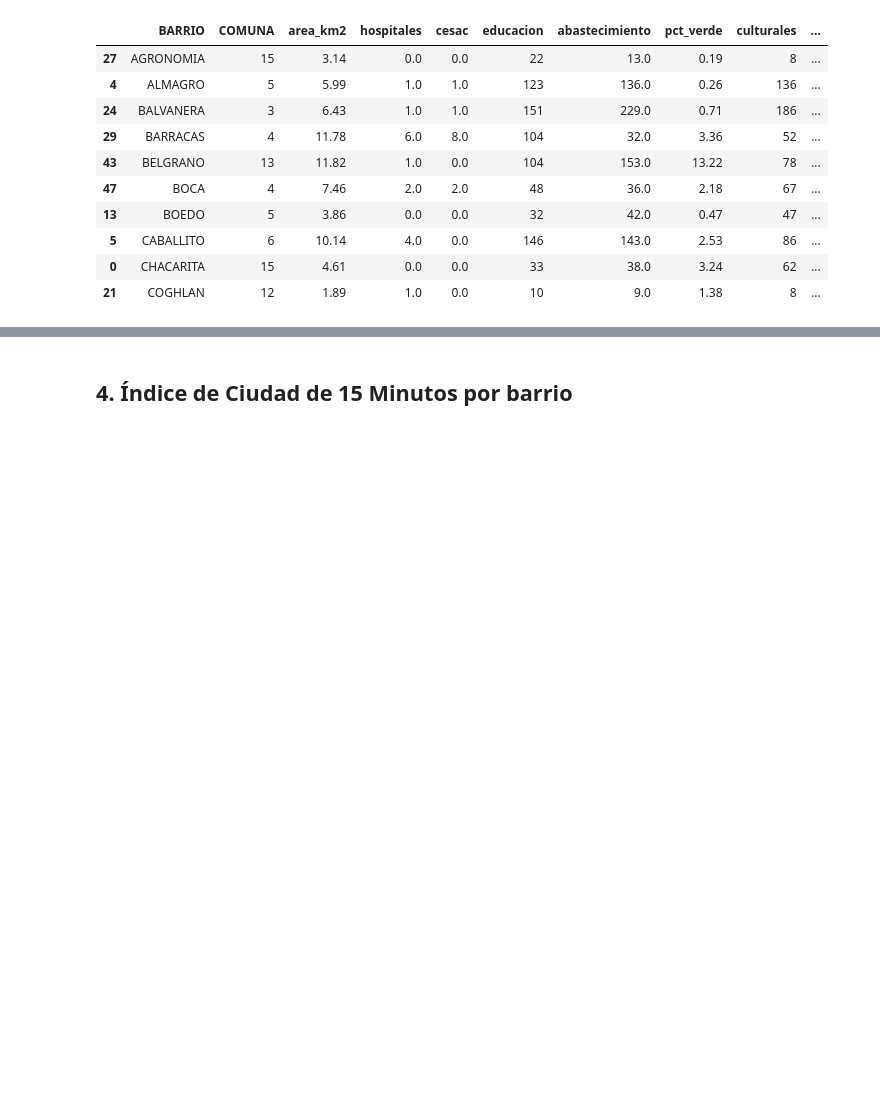
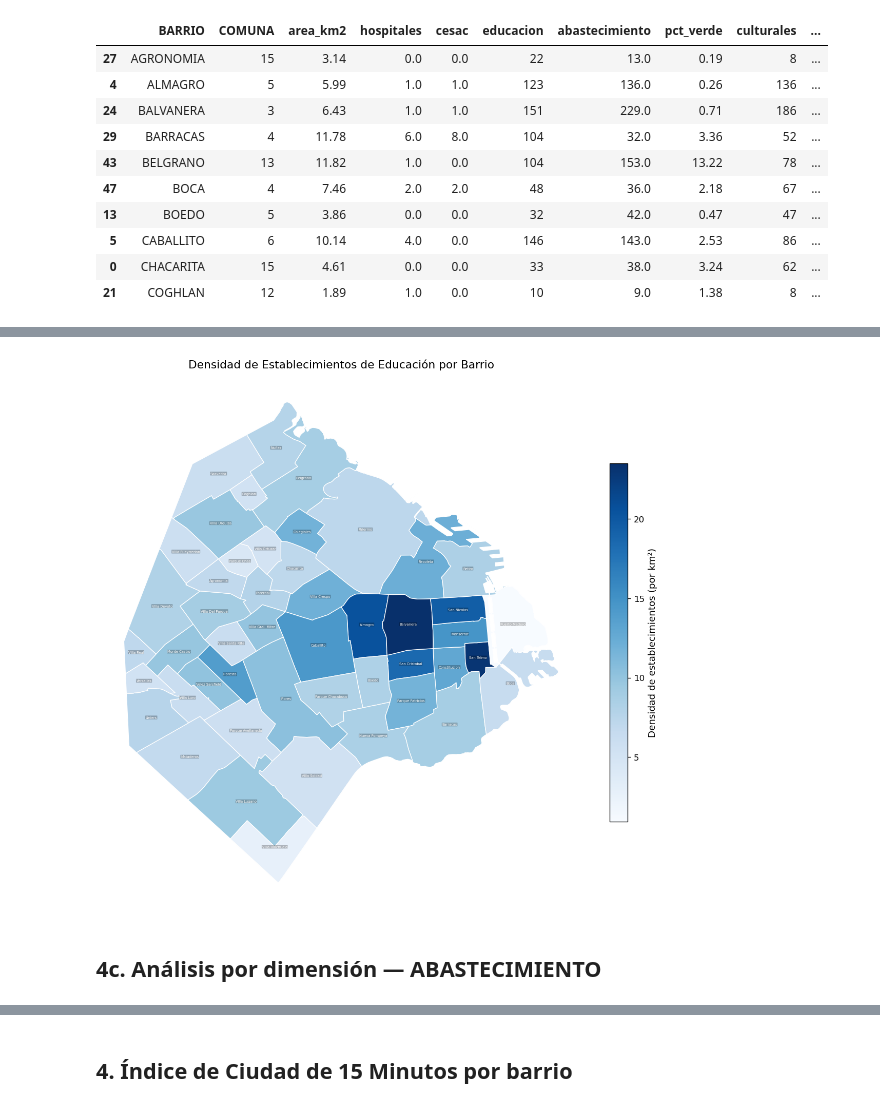
Before and after one commit to gpirujo/bsas-ciudad-15min, a Jupyter notebook: buenos_aires_ciudad_15_minutos_v3.ipynb, the cells around one changed output, grey strips where cells are left out. Cells and saved outputs as stored; diff of their text form; code cells hidden in the pictures; blank space fills up the shorter version.

```diff
--- a/buenos_aires_ciudad_15_minutos_v3.ipynb
+++ b/buenos_aires_ciudad_15_minutos_v3.ipynb
@@ -268,0 +334,24 @@ Conteos por barrio (primeros 10):
+# %%
+# Educación — Clasificación por tipo de establecimiento
+
+# Obtener tipos de educación desde el dataframe original
+edu_tipos = educacion["tip"].value_counts()
+
+print("EDUCACIÓN — Distribución de establecimientos por tipo")
+print("=" * 70)
+print(f"\nTotal de establecimientos educativos en CABA: {len(educacion)}")
+print("\nDesglose por tipo:")
+for tipo, cantidad in edu_tipos.items():
+    pct = (cantidad / len(educacion)) * 100
+    print(f"  {tipo:30s}: {cantidad:4.0f}  ({pct:5.1f}%)")
+
+# Densidad de educación por barrio
+edu_summary = df[["BARRIO", "educacion", "area_km2"]].copy()
+edu_summary["densidad_educacion"] = edu_summary["educacion"] / edu_summary["area_km2"]
+
+print("\n" + "=" * 70)
+print("\nTop 10 barrios por densidad de educación (establecimientos por km²):")
+
+top_edu = edu_summary.sort_values("densidad_educacion", ascending=False).head(10)
+for idx, row in top_edu.iterrows():
+    print(f"  {row['BARRIO']:20s}: {row['educacion']:3.0f} est.  ({row['densidad_educacion']:6.1f}/km²)")
@@ -268,0 +376,24 @@ Conteos por barrio (primeros 10):
+# %%
+# Mapa coroplético — Densidad de establecimientos de educación
+
+gdf_educacion = barrios.merge(edu_summary[["BARRIO", "densidad_educacion"]], on="BARRIO")
+
+fig, ax = plt.subplots(figsize=(10, 10))
+gdf_educacion.plot(
+    column="densidad_educacion", cmap="Blues", legend=True, ax=ax,
+    edgecolor="white", linewidth=0.8,
+    legend_kwds={"label": "Densidad de establecimientos (por km²)", "shrink": 0.6}
+)
+for _, row in gdf_educacion.iterrows():
+    c = row.geometry.centroid
+    ax.text(c.x, c.y, row["BARRIO"].title(),
+            ha="center", va="center", fontsize=4, color="white",
+            bbox=dict(boxstyle="round,pad=0.1", fc="black", alpha=0.25, lw=0))
+ax.set_title("Densidad de Establecimientos de Educación por Barrio", fontsize=13, pad=12)
+ax.axis("off")
+plt.tight_layout()
+plt.show()
+# %% [output]
+[figure, added]
+# %% [markdown]
+## 4c. Análisis por dimensión — ABASTECIMIENTO
```
Also changed, not shown: parts of 12 cells of this notebook, 1 other file.
